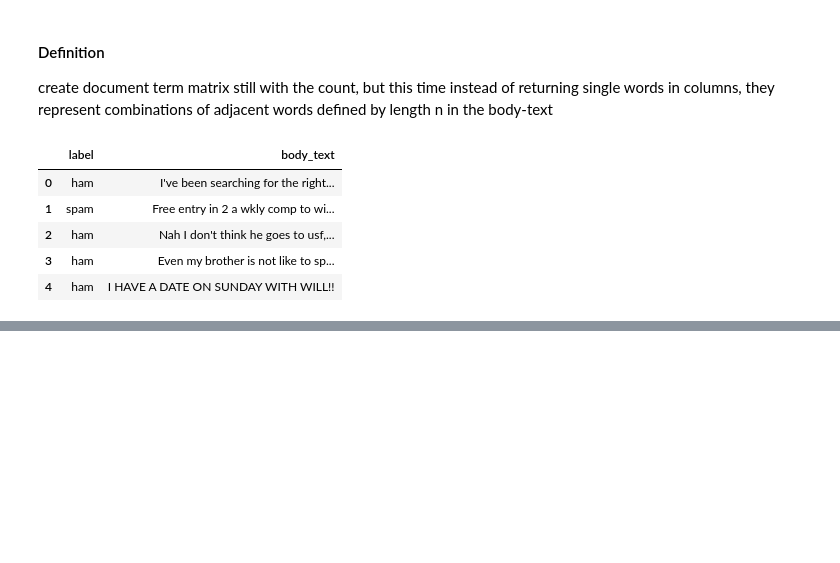
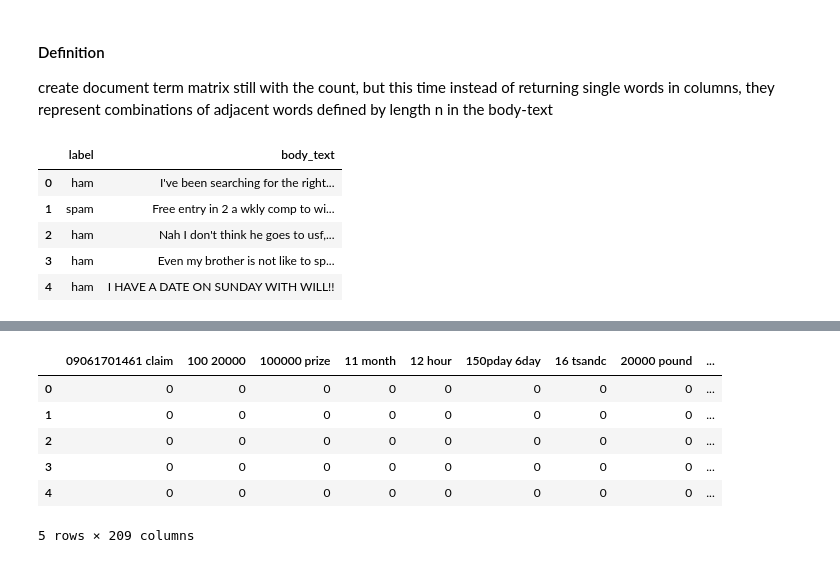
Before and after one commit to mysteriousdeee/NLP_ML, a Jupyter notebook: vectorization.ipynb, the cells around one changed output, grey strips where cells are left out. Cells and saved outputs as stored; diff of their text form; code cells hidden in the pictures; blank space fills up the shorter version.

Commit message:
Perform vectorisation  with N-gram_array

```diff
--- a/vectorization.ipynb
+++ b/vectorization.ipynb
@@ -167,10 +167,10 @@ df.head()
 def clean_text(text):
     text = "".join([word.lower() for word in text if word not in punct])
     tokens = re.split('\W+', text)
-    text = " ".join([ps.stem(word) for word in text if word not in stop_words])
-    return tokens
+    text = " ".join([ps.stem(word) for word in tokens if word not in stop_words])
+    return text
 
 
-data_ngrams = df['body_text'].apply(lambda x: clean_text(x))
-data_ngrams.head()
+df['cleaned_text']= df['body_text'].apply(lambda x: clean_text(x))
+df.head()
 # %% [output]
@@ -182,0 +196,3 @@ Name: body_text, dtype: object
+# %%
+df_ng_sample = df[0:20]
+df_ng_sample.head()
@@ -182,0 +206,8 @@ Name: body_text, dtype: object
+# %%
+# Using a smaller sample size of data for visibility
+# Instantiate the vectoriser again into an object
+ngram_vect_sample = CountVectorizer(ngram_range=(2,2))
+X_counts_ng_sample = ngram_vect_sample.fit_transform(df_ng_sample['cleaned_text'])      # this is an array
+
+print(X_counts_ng_sample.shape)
+print(ngram_vect_sample.get_feature_names_out())
@@ -182,0 +232,16 @@ Name: body_text, dtype: object
+# %%
+# Convert the array created byt the vectoriser to a data frame with pandas
+X_counts_df_sample = pd.DataFrame(X_counts_ng_sample.toarray())
+
+# Get the features from the dataframe
+X_counts_df_sample.columns = ngram_vect_sample.get_feature_names_out()
+
+X_counts_df_sample.head()
+# %% [output]
+|  | 09061701461 claim | 100 20000 | 100000 prize | 11 month | 12 hour | 150pday 6day | 16 tsandc | 20000 pound | ... |
+| 0 | 0 | 0 | 0 | 0 | 0 | 0 | 0 | 0 | ... |
+| 1 | 0 | 0 | 0 | 0 | 0 | 0 | 0 | 0 | ... |
+| 2 | 0 | 0 | 0 | 0 | 0 | 0 | 0 | 0 | ... |
+| 3 | 0 | 0 | 0 | 0 | 0 | 0 | 0 | 0 | ... |
+| 4 | 0 | 0 | 0 | 0 | 0 | 0 | 0 | 0 | ... |
+5 rows × 209 columns
```
Also changed, not shown: parts of 4 cells of this notebook.
